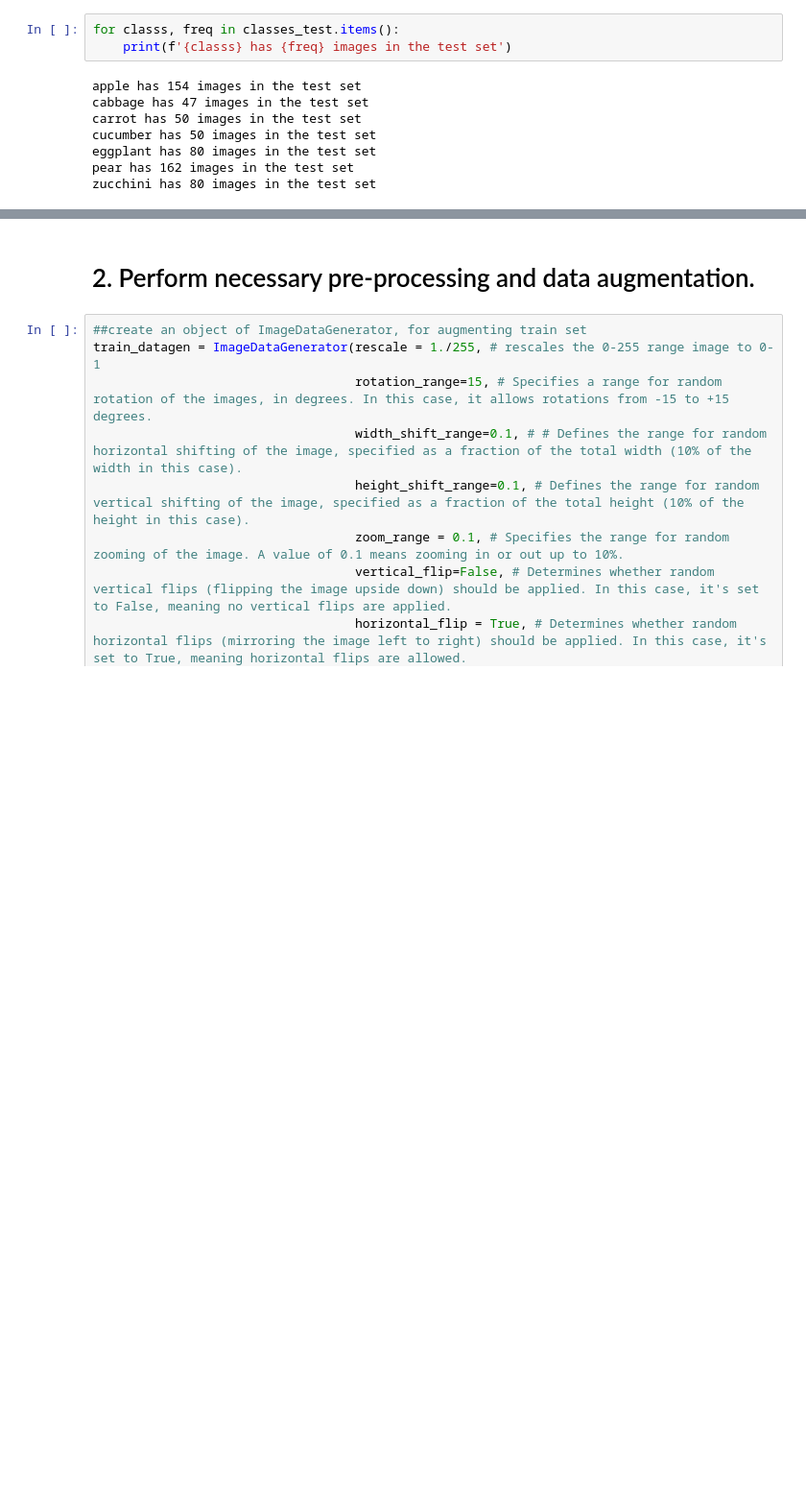
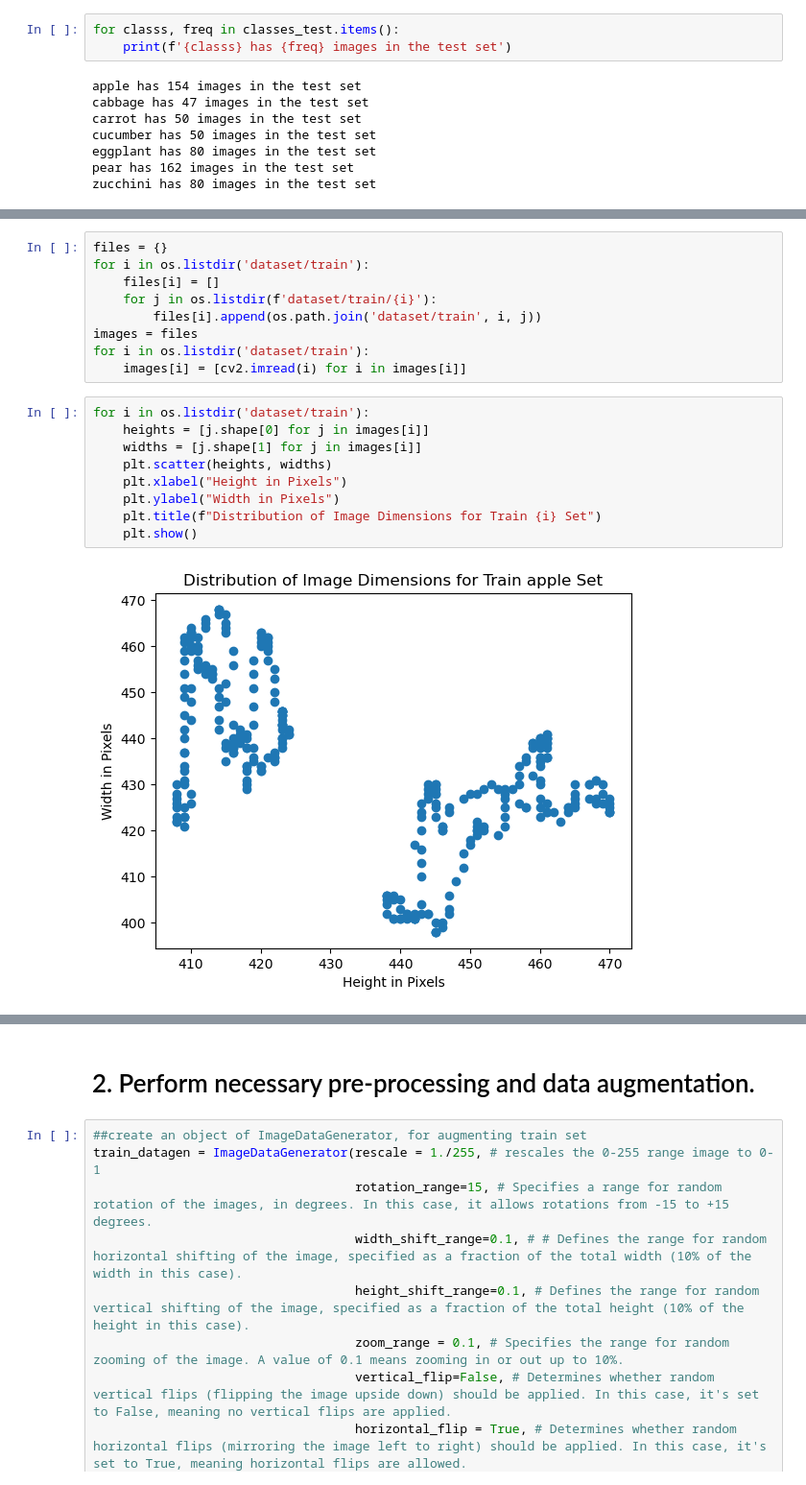
Before and after one commit to ROCCYK/Intro_to_Artificial_Neural_Networks, a Jupyter notebook: Assignment2/Rhichard_Koh_Assignment 2.ipynb, the cells around one changed output, grey strips where cells are left out. Shown at 96% size. Saved outputs shown, nothing was run; the diff lists cells and outputs as text; blank space fills up the shorter version.

```diff
--- a/Assignment2/Rhichard_Koh_Assignment 2.ipynb
+++ b/Assignment2/Rhichard_Koh_Assignment 2.ipynb
@@ -130,0 +125,20 @@ plt.show()
+# %%
+files = {}
+for i in os.listdir('dataset/train'):
+    files[i] = []
+    for j in os.listdir(f'dataset/train/{i}'):
+        files[i].append(os.path.join('dataset/train', i, j))
+images = files
+for i in os.listdir('dataset/train'):
+    images[i] = [cv2.imread(i) for i in images[i]]
+# %%
+for i in os.listdir('dataset/train'):
+    heights = [j.shape[0] for j in images[i]]
+    widths = [j.shape[1] for j in images[i]]
+    plt.scatter(heights, widths)
+    plt.xlabel("Height in Pixels")
+    plt.ylabel("Width in Pixels")
+    plt.title(f"Distribution of Image Dimensions for Train {i} Set")
+    plt.show()
+# %% [output]
+[figure, added]
```
Also changed, not shown: parts of 7 cells of this notebook, 1 other file.
